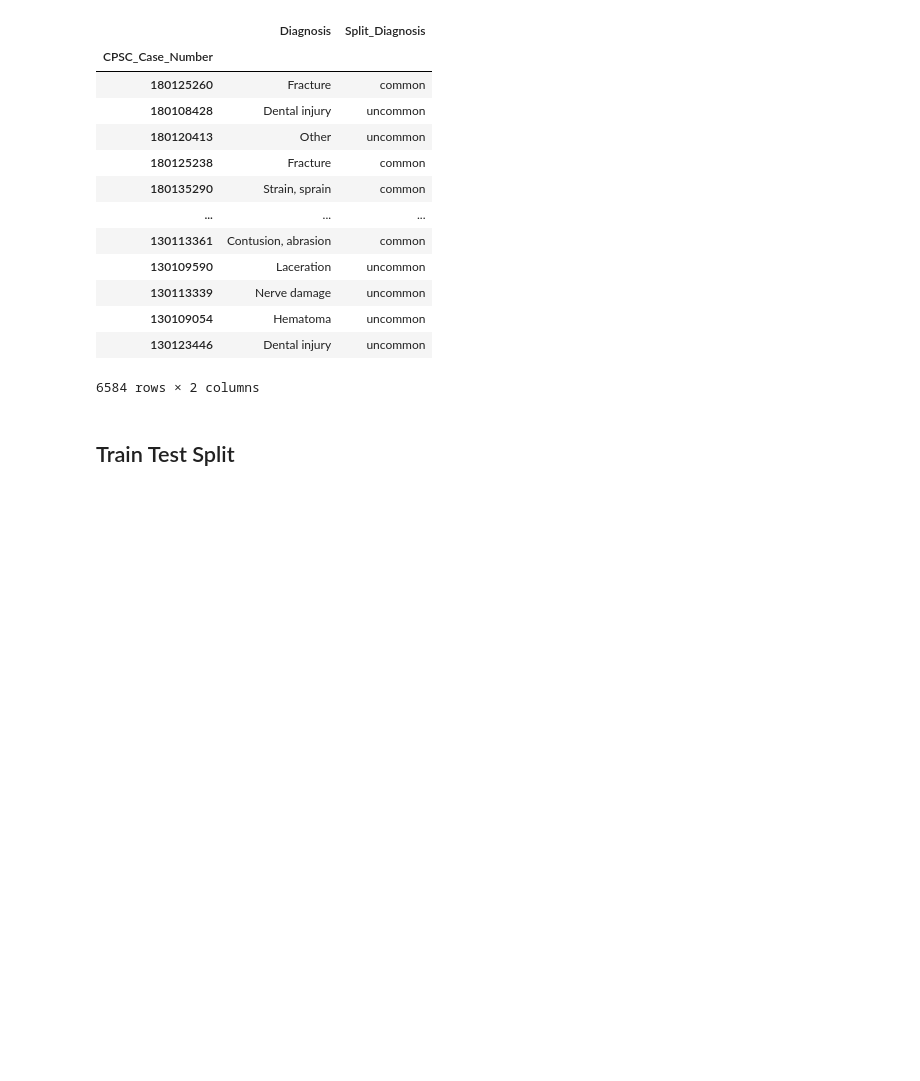
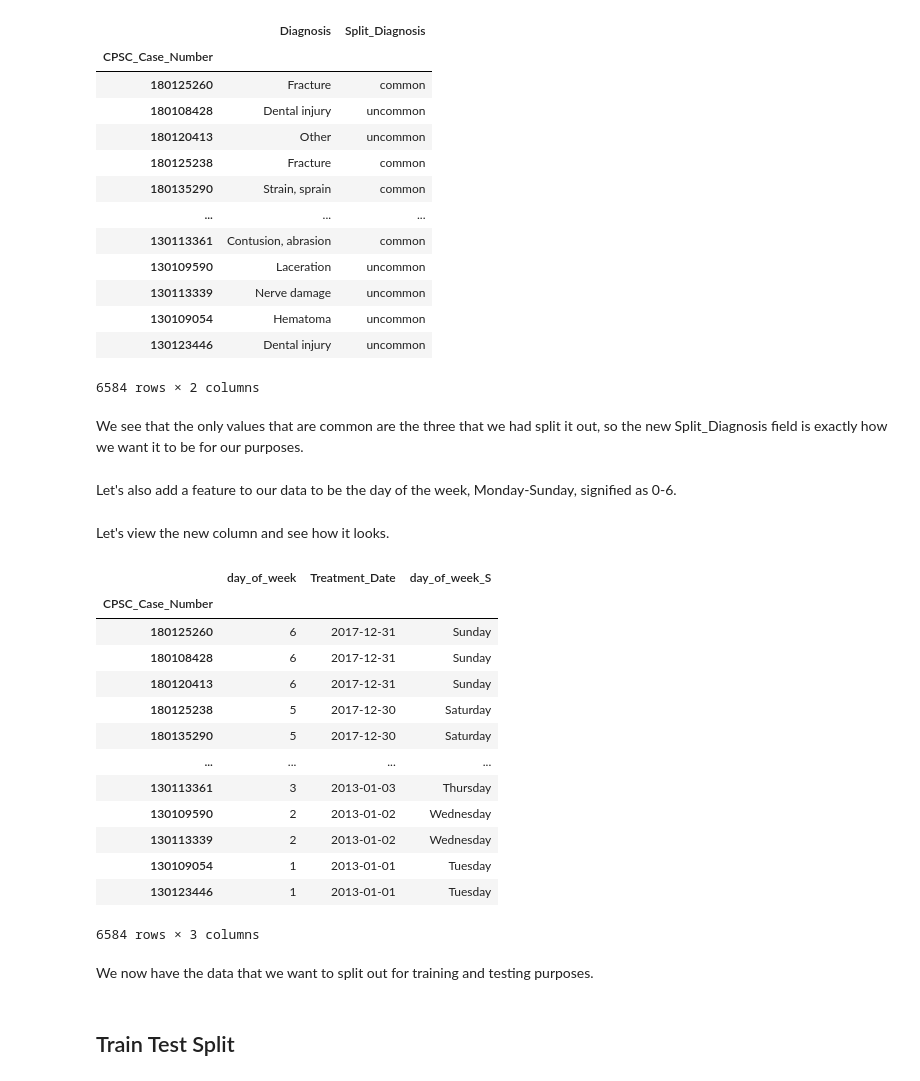
Before and after one commit to mcoulombe021/Springboard, a Jupyter notebook: Capstone 2/Capstone 2 - Pre Processing.ipynb, the cells around one changed output. Drawn from its saved outputs; the diff is of its cells as text; code cells hidden in the pictures; blank space fills up the shorter version.

```diff
--- a/Capstone 2/Capstone 2 - Pre Processing.ipynb
+++ b/Capstone 2/Capstone 2 - Pre Processing.ipynb
@@ -208,3 +197,30 @@ d_data.loc[:,['Diagnosis','Split_Diagnosis']]
 | 130109054 | Hematoma | uncommon |
 | 130123446 | Dental injury | uncommon |
 6584 rows × 2 columns
+# %% [markdown]
+We see that the only values that are common are the three that we had split it out, so the new Split_Diagnosis field is exactly how we want it to be for our purposes.
+# %% [markdown]
+Let's also add a feature to our data to be the day of the week, Monday-Sunday, signified as 0-6.
+# %%
+d_data['day_of_week'] = d_data['Treatment_Date'].dt.dayofweek
+# %% [markdown]
+Let's view the new column and see how it looks.
+# %%
+d_data['day_of_week_S'] = d_data['Treatment_Date'].apply(lambda x: x.strftime('%A'))
+
+d_data.loc[:,['day_of_week','Treatment_Date','day_of_week_S']]
+# %% [output]
+|  | day_of_week | Treatment_Date | day_of_week_S |
+| CPSC_Case_Number |  |  |  |
+| 180125260 | 6 | 2017-12-31 | Sunday |
+| 180108428 | 6 | 2017-12-31 | Sunday |
+| 180120413 | 6 | 2017-12-31 | Sunday |
+| 180125238 | 5 | 2017-12-30 | Saturday |
+| 180135290 | 5 | 2017-12-30 | Saturday |
+| ... | ... | ... | ... |
+| 130113361 | 3 | 2013-01-03 | Thursday |
+| 130109590 | 2 | 2013-01-02 | Wednesday |
+| 130113339 | 2 | 2013-01-02 | Wednesday |
+| 130109054 | 1 | 2013-01-01 | Tuesday |
+| 130123446 | 1 | 2013-01-01 | Tuesday |
+6584 rows × 3 columns
@@ -211,3 +230,5 @@ d_data.loc[:,['Diagnosis','Split_Diagnosis']]
+# %% [markdown]
+We now have the data that we want to split out for training and testing purposes.
 # %% [markdown]
 ## Train Test Split<a id='Train_Test_Split'></a>
 # %% [markdown]
```
Also changed, not shown: parts of 34 cells of this notebook.
